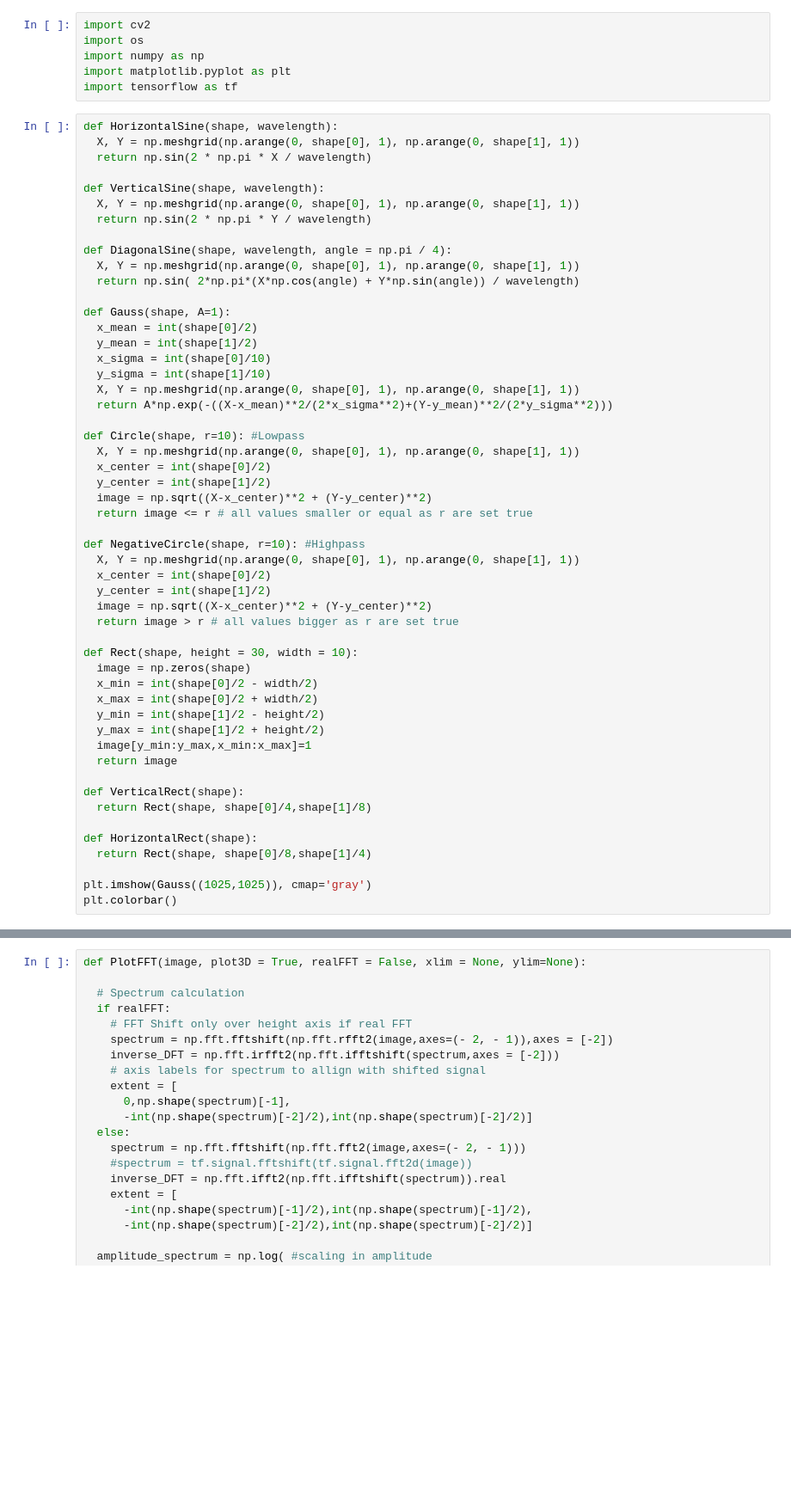
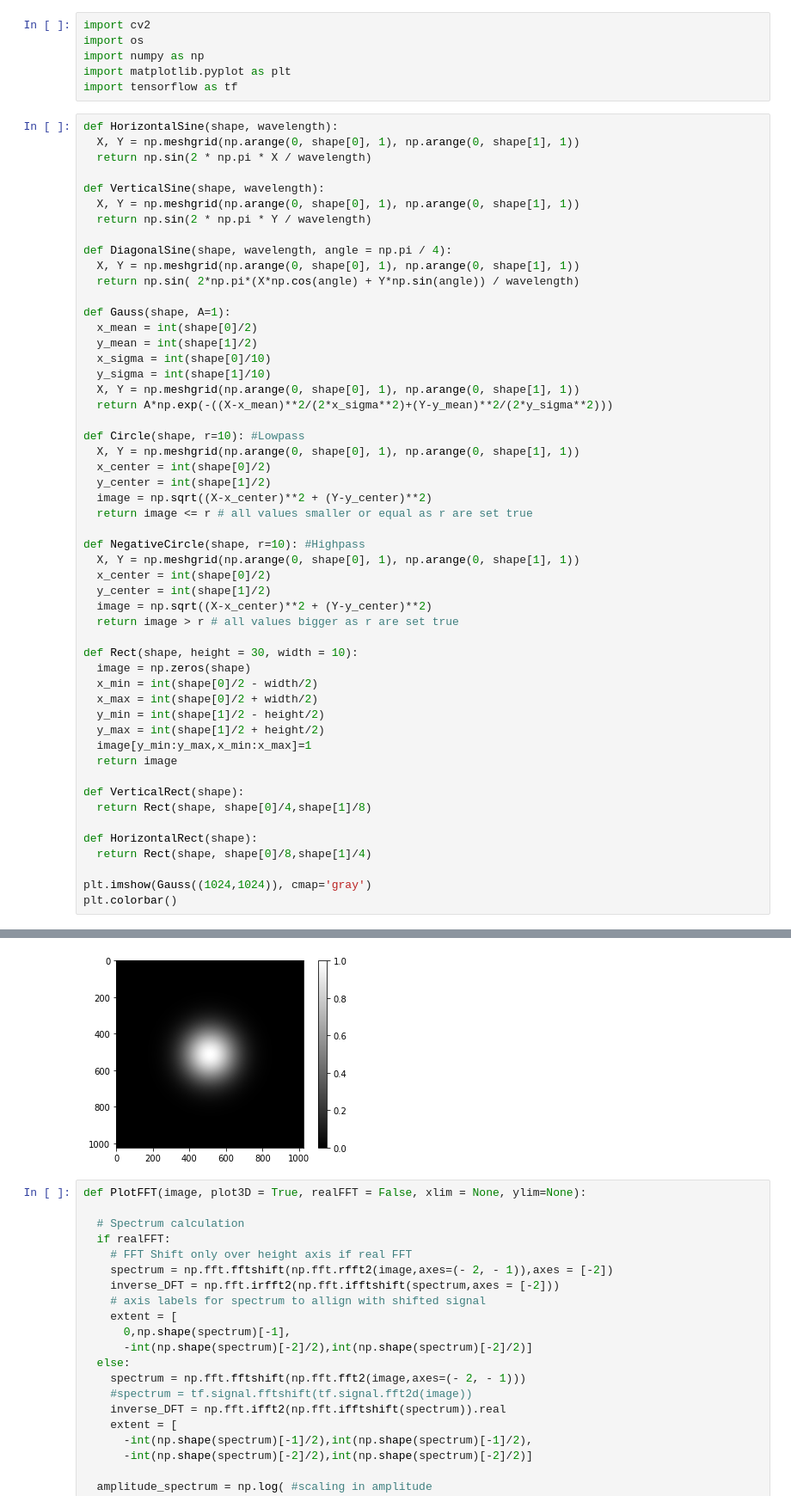
Before and after one commit to sascha-kirch/ML_Notebooks, a Jupyter notebook: 2D_FFTs.ipynb, the cells around one changed output, grey strips where cells are left out. Shown at 86% size. Saved outputs shown, nothing was run; the diff lists cells and outputs as text; blank space fills up the shorter version.

```diff
--- a/2D_FFTs.ipynb
+++ b/2D_FFTs.ipynb
@@ -61,5 +61,6 @@ def VerticalRect(shape):
 def HorizontalRect(shape):
   return Rect(shape, shape[0]/8,shape[1]/4)
 
-plt.imshow(Gauss((1025,1025)), cmap='gray')
+plt.imshow(Gauss((1024,1024)), cmap='gray')
 plt.colorbar()
+# %% [output]
@@ -66,3 +68,4 @@ plt.colorbar()
+[figure, added]
 # %%
 def PlotFFT(image, plot3D = True, realFFT = False, xlim = None, ylim=None):
 
```
Also changed, not shown: parts of 7 cells of this notebook.
